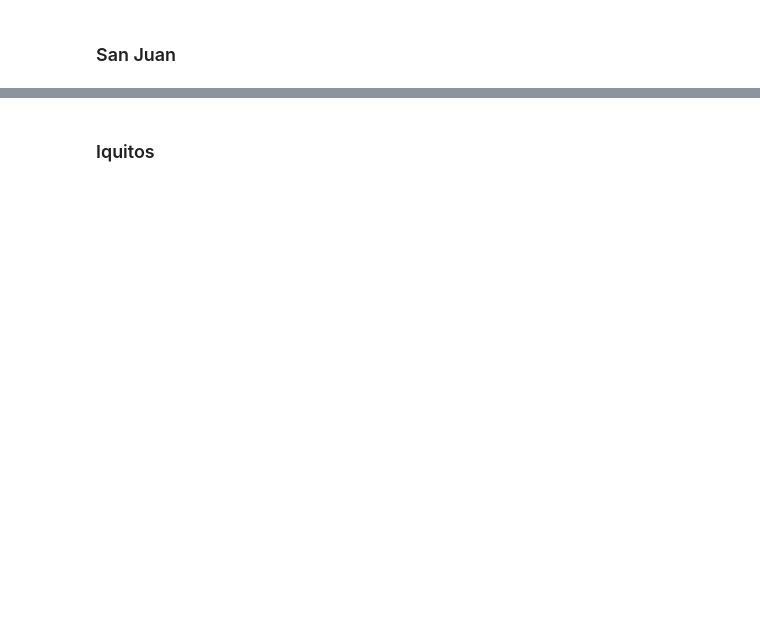
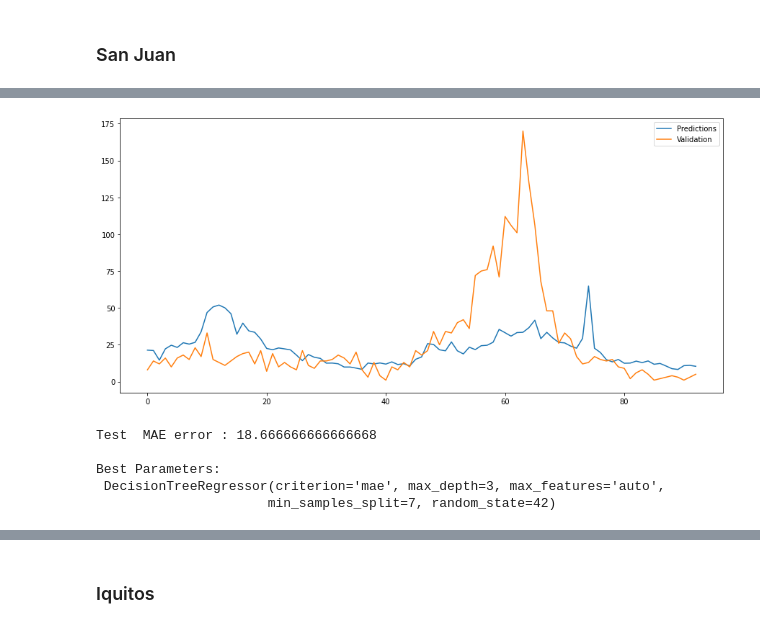
Before and after one commit to GGC17/deng, a Jupyter notebook: train.ipynb, the cells around one changed output, grey strips where cells are left out. Saved outputs shown, nothing was run; the diff lists cells and outputs as text; code cells hidden in the pictures; blank space fills up the shorter version.

```diff
--- a/train.ipynb
+++ b/train.ipynb
@@ -41,3 +48,17 @@ def rfr(X_train, X_val, y_train, y_val):
     print('\nBest Parameters:\n',regressor_rfr)
 
     return regressor_rfr, pred_rfr
+# %%
+# Gradient Boosting Regressor
+def gbr(X_train, X_val, y_train, y_val):
+
+    model = 'Gradient Boosting Regressor'
+    regressor = GradientBoostingRegressor(random_state=42)
+    gs_params = {'learning_rate': [0.01, 0.1, 0.5, 1], 'n_estimators': [100, 200, 250, 300], 'criterion': ['mae'],
+                 'max_features': ['sqrt', 'auto', 'log2'], 'min_samples_split' : [7,8,10,12], 'max_depth': [3,5,7,10]}
+
+    regressor_gbr, pred_gbr = pred_regressor(model, regressor, X_train, X_val, y_train, y_val, params=gs_params)
+
+    print('\nBest Parameters:\n',regressor_gbr)
+
+    return regressor_gbr, pred_gbr
@@ -58,0 +142,12 @@ Best Parameters:
+# %%
+plot_errors(pred_gbr_sj, y_val_sj)
+# %% [output]
+[figure, added]
+# %%
+regressor_dtr_sj, pred_dtr_sj = dtr(X_train_sj, X_val_sj, y_train_sj, y_val_sj)
+# %% [output]
+Test  MAE error : 18.666666666666668
+
+Best Parameters:
+ DecisionTreeRegressor(criterion='mae', max_depth=3, max_features='auto',
+                      min_samples_split=7, random_state=42)
```
Also changed, not shown: parts of 27 cells of this notebook, 1 other file.
